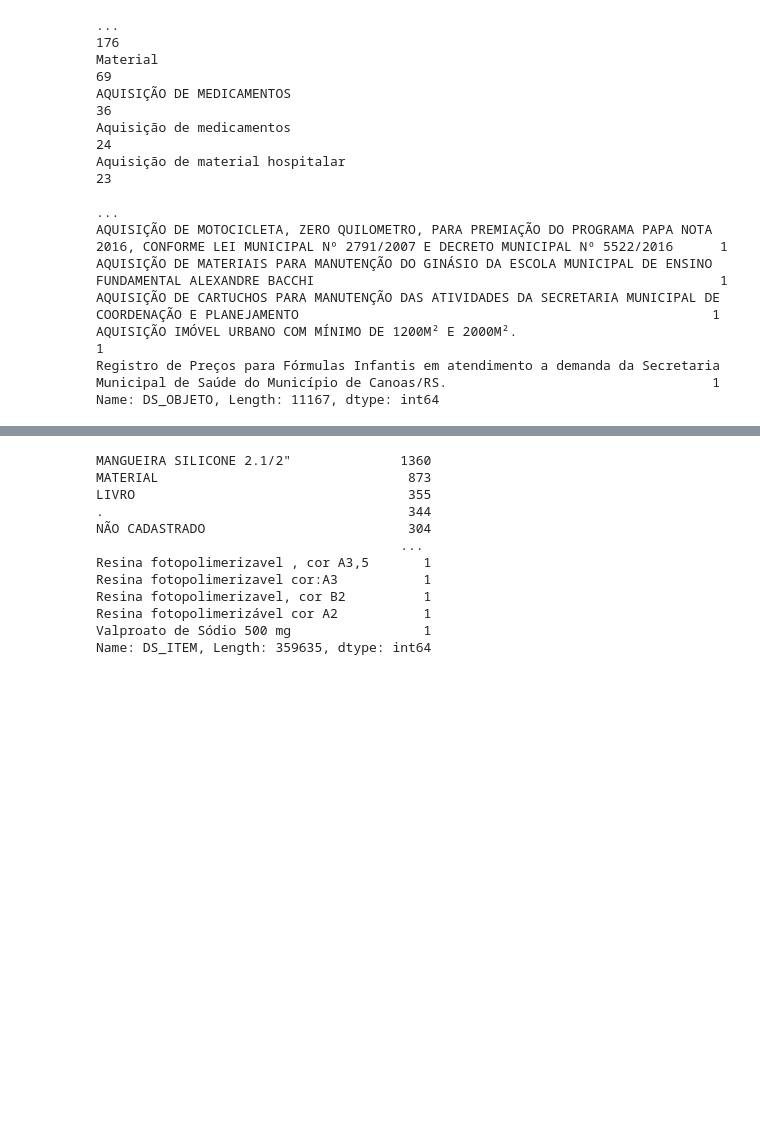
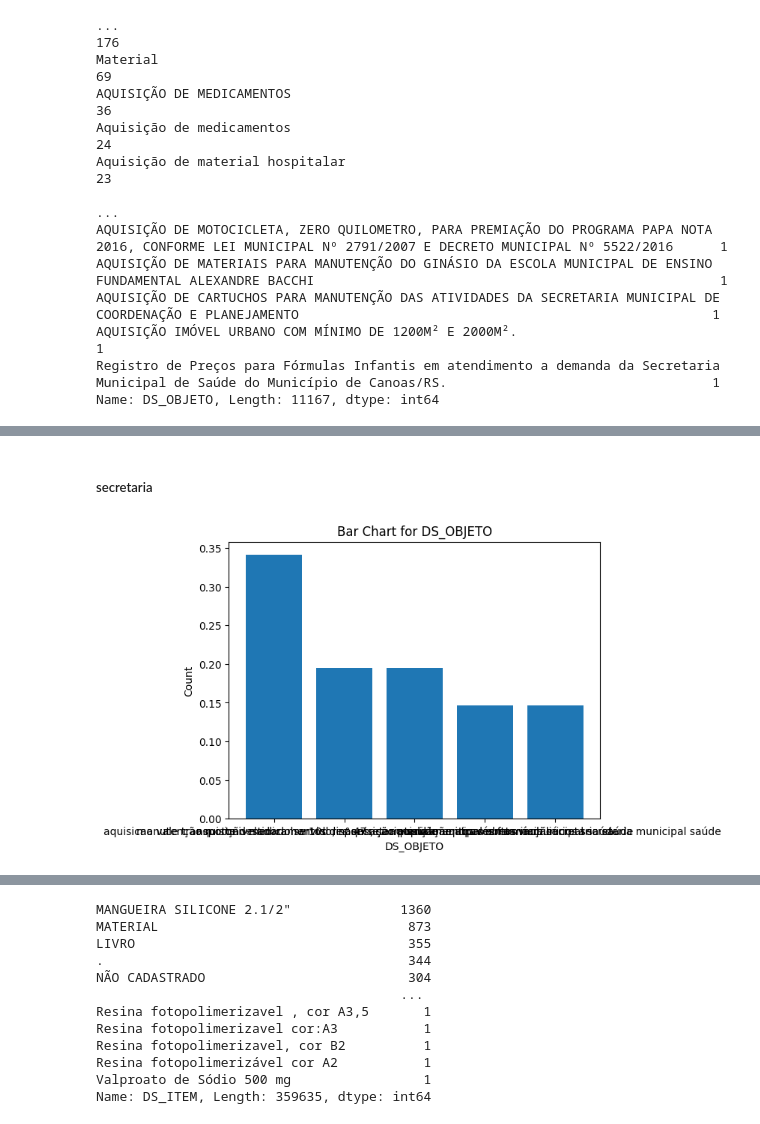
Before and after one commit to jpcunhadias/EDA_state_spedings, a Jupyter notebook: notebooks/data_EDA_2016.ipynb, the cells around one changed output, grey strips where cells are left out. Cells and saved outputs as stored; diff of their text form; code cells hidden in the pictures; blank space fills up the shorter version.

```diff
--- a/notebooks/data_EDA_2016.ipynb
+++ b/notebooks/data_EDA_2016.ipynb
@@ -135,0 +330,9 @@ get_most_common_nouns(licitacoes_2016_compras,'DS_OBJETO', 100)
+# %% [markdown]
+##### secretaria
+# %%
+# secretaria
+filtro = licitacoes_2016_compras['DS_OBJETO'].str.contains('secret')
+
+plot_bar_chart_for_filtered_df(licitacoes_2016_compras, filtro, 'DS_OBJETO')
+# %% [output]
+[figure, added]
```
Also changed, not shown: parts of 121 cells of this notebook, 3 other files.
